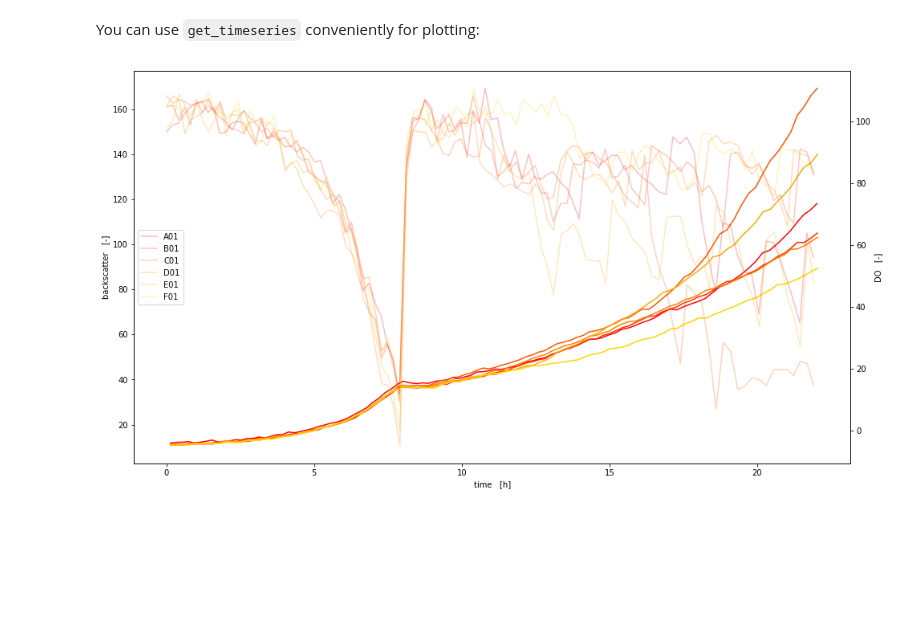
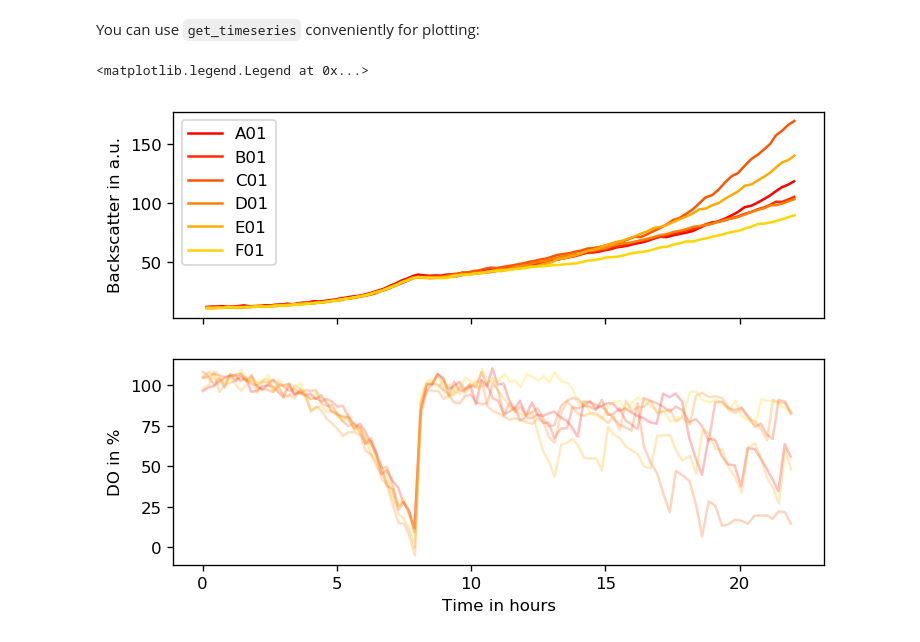
Before and after one commit to JuBiotech/bletl, a Jupyter notebook: examples/BioLectorOne_Calibration.ipynb, the cells around one changed output. Drawn from its saved outputs; the diff is of its cells as text; code cells hidden in the pictures; blank space fills up the shorter version.

```diff
--- a/examples/BioLectorOne_Calibration.ipynb
+++ b/examples/BioLectorOne_Calibration.ipynb
@@ -53,17 +53,16 @@ You can use `get_timeseries` conveniently for plotting:
 # %%
 #wells = [f'A0{c}' for c in range(1, 7)]
 wells = [f'{r}01' for r in 'ABCDEF']
 
-fig, ax = pyplot.subplots(figsize=(16,9))
-ax2 = ax.twinx()
+fig, ax = pyplot.subplots(2, figsize=(7,5), dpi=120, sharex=True)
 for w, well in enumerate(wells):
     color = matplotlib.cm.autumn(w / len(wells))
-    ax.plot(*BS.get_timeseries(well), label=well, color=color)
-    ax2.plot(*DO.get_timeseries(well), label=well, linestyle='-', alpha=.25, color=color)
-ax.set_xlabel('time   [h]')
-ax.set_ylabel('backscatter   [-]')
-ax2.set_ylabel('DO   [-]')
-pyplot.legend(loc='center left')
-pyplot.show()
+    ax[0].plot(*BS.get_timeseries(well), label=well, color=color)
+    ax[1].plot(*DO.get_timeseries(well), label=well, linestyle='-', color=color)
+ax[1].set_xlabel('Time in hours')
+ax[0].set_ylabel('Backscatter in a.u.')
+ax[1].set_ylabel('DO in %')
+ax[0].legend()
 # %% [output]
+<matplotlib.legend.Legend at 0x...>
-[figure, old version]
+[figure, new version]
```
Also changed, not shown: 4 other files.
